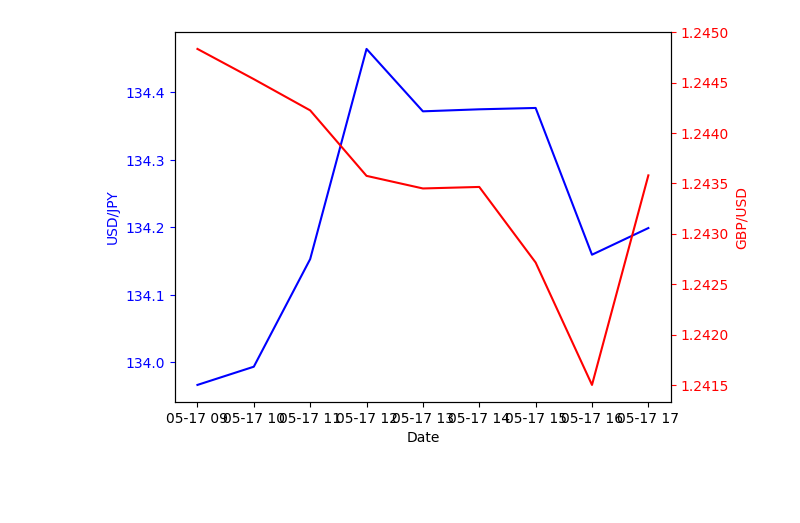
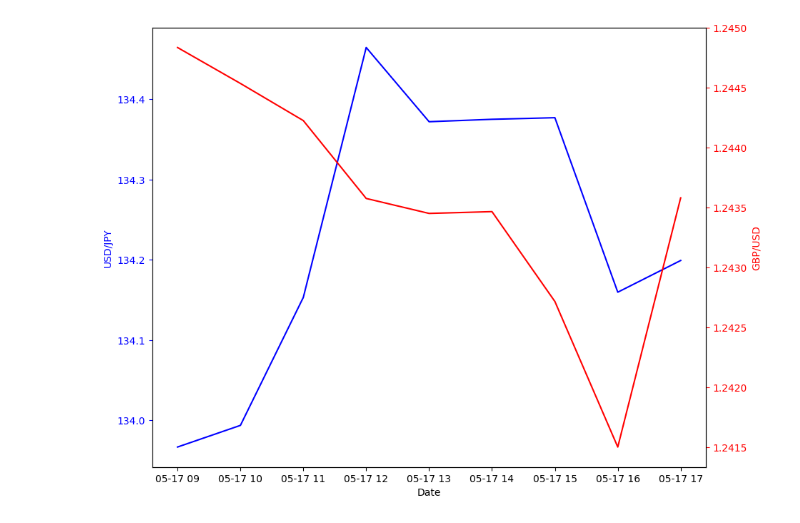
Before and after one commit to ohmura39/deep, a Jupyter notebook: 双軸.ipynb, the cells around one changed output. Saved outputs shown, nothing was run; the diff lists cells and outputs as text; code cells hidden in the pictures; blank space fills up the shorter version.

```diff
--- a/双軸.ipynb
+++ b/双軸.ipynb
@@ -6,15 +8,15 @@ import matplotlib.pyplot as plt
 df1 = pd.read_csv('usd.jpy_twin - シート1.csv', parse_dates=[0], index_col=0, header=None, names=['Date', 'USD/JPY'])
 df2 = pd.read_csv('gbp.usd_twin - シート1.csv', parse_dates=[0], index_col=0, header=None, names=['Date', 'GBP/USD'])
 # %%
-fig, ax = plt.subplots()
+fig, ax = plt.subplots(figsize=(10, 8))
 ax.plot(df1.index, df1['USD/JPY'], color='b')
 ax.set_xlabel('Date')
 ax.set_ylabel('USD/JPY', color='b')
 ax.tick_params('y', colors='b')
 ax2 = ax.twinx()
 ax2.plot(df2.index, df2['GBP/USD'], color='r')
 ax2.set_ylabel('GBP/USD', color='r')
 ax2.tick_params('y', colors='r')
 plt.show()
 # %% [output]
-[figure, old version]
+[figure, new version]
```
Also changed, not shown: parts of 19 cells of this notebook, 5 other files.
